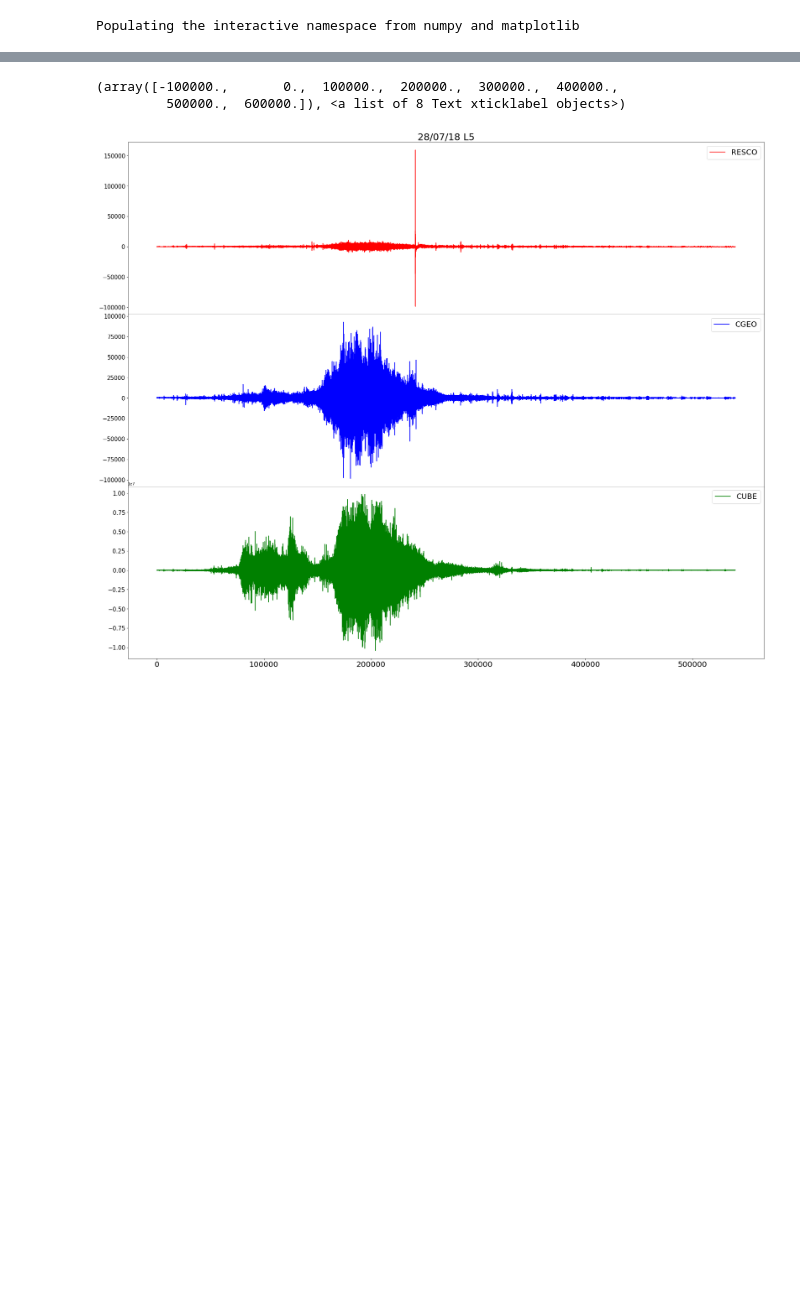
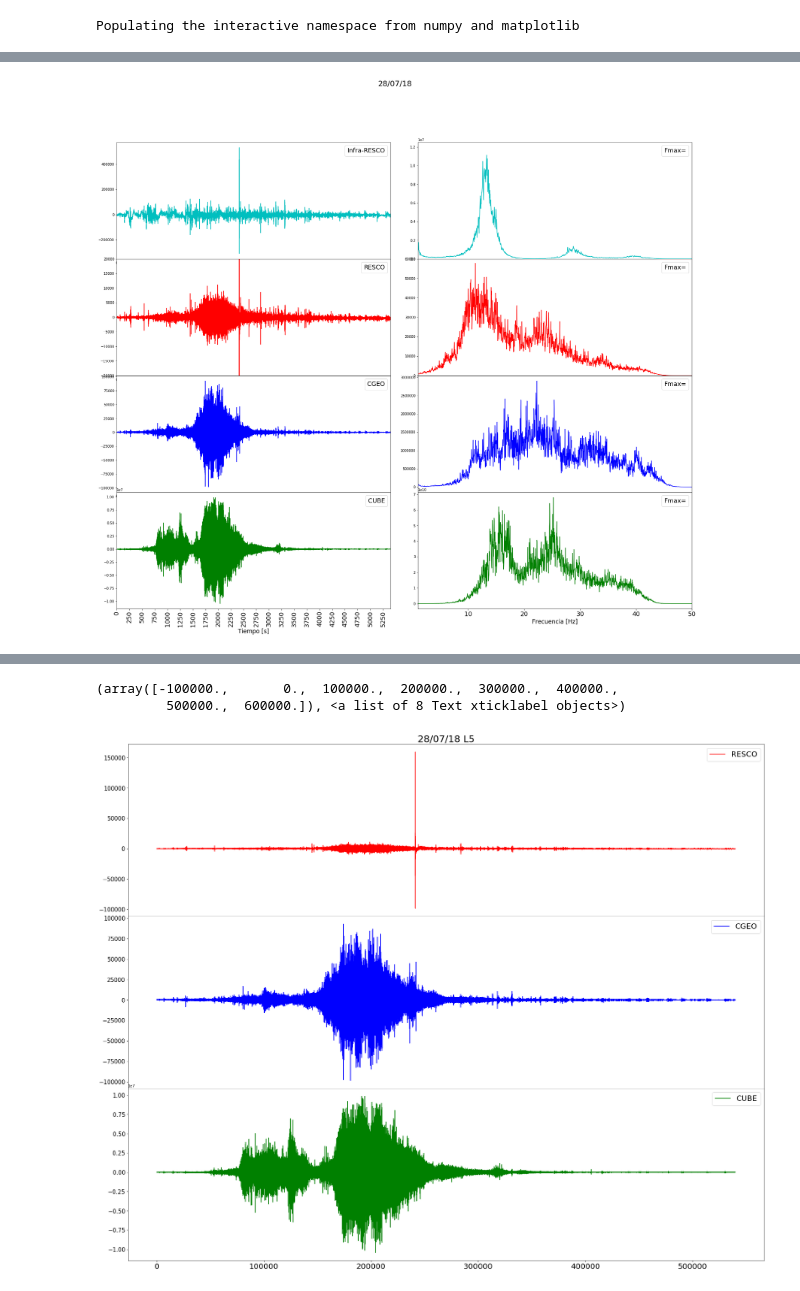
Before and after one commit to vhmar/Lahar-Events-2018, a Jupyter notebook: lahars_3st.ipynb, the cells around one changed output, grey strips where cells are left out. Drawn from its saved outputs; the diff is of its cells as text; code cells hidden in the pictures; blank space fills up the shorter version.

```diff
--- a/lahars_3st.ipynb
+++ b/lahars_3st.ipynb
@@ -39,7 +37,9 @@ cu5 = read("UC.MNG2.EHZ-2018072822.mseed");
 a5 = r5[0];
 b5 = c5[0];
 c5 = cu5[0];
+i5 = r5[3];
 
 a5.detrend();
 b5.detrend();
 c5.detrend();
+i5.detrend();
@@ -181,0 +145,5 @@ plt.xticks(fontsize=20)
+# %%
+fi5 , ami5 = signal.welch(i5,fs=100,nperseg=3600,noverlap=50)
+f5 , am5 = signal.welch(a5,fs=100,nperseg=3600,noverlap=50)
+fg5 , amg5 = signal.welch(b5,fs=100,nperseg=3600,noverlap=50)
+fc5 , amc5 = signal.welch(c5,fs=100,nperseg=3600,noverlap=50)
@@ -181,0 +249,66 @@ plt.xticks(fontsize=20)
+# %%
+plt.rcParams['figure.figsize'] = 30, 25
+fig = plt.figure()
+plt.subplots_adjust(hspace=0)
+plt.subplots_adjust(wspace=0.1)
+plt.suptitle('28/07/18',fontsize=22)
+
+ax1 = fig.add_subplot(4,2,1)
+plt.plot(i5.times(),i5.data,'c',label="Infra-RESCO")
+#plt.grid(True,linestyle='-')
+plt.xlim(0,5400)
+plt.legend(loc='upper right',handlelength=0, handletextpad=0,fontsize=18)
+
+ax2 = fig.add_subplot(4,2,2)
+plt.plot(fi5,ami5,'c',label="Fmax=")
+plt.xlim(1,max(fi5))
+plt.xticks([])
+plt.ylim(0,1.25E7)
+#plt.ylim(0,0.65E6)
+plt.legend(loc='upper right',handlelength=0, handletextpad=0,fontsize=18)
+
+ax3 = fig.add_subplot(4,2,3)
+plt.plot(a5.times(),a5.data,'r',label="RESCO")
+plt.xlim(0,5400)
+plt.ylim(-20000,20000)
+plt.legend(loc='upper right',handlelength=0, handletextpad=0,fontsize=18)
+
+ax4 = fig.add_subplot(4,2,4)
+plt.plot(f5,am5,'r',label="Fmax=")
+plt.xlim(1,max(f5))
+plt.xticks([])
+plt.ylim(0,60000)
+#plt.yticks(format='sci')
+#plt.ylim(0,0.45E6)
+plt.legend(loc='upper right',handlelength=0, handletextpad=0,fontsize=18)
+
+ax5 = fig.add_subplot(4,2,5)
+plt.plot(b5.times(),b5.data,'b',label="CGEO")
+plt.xlim(0,5400)
+plt.legend(loc='upper right',handlelength=0, handletextpad=0,fontsize=18)
+
+ax6 = fig.add_subplot(4,2,6)
+plt.plot(fg5,amg5,'b',label="Fmax=")
+plt.xlim(1,max(fg5))
+plt.xticks([])
+#plt.yticks(format='sci')
+plt.legend(loc='upper right',handlelength=0, handletextpad=0,fontsize=18)
+
+ax7 = fig.add_subplot(4,2,7)
+plt.plot(c5.times(),c5.data,'g',label="CUBE")
+plt.xlim(0,5400)
+plt.xticks(np.arange(0,5400,250),fontsize=18,rotation=90)
+plt.xlabel("Tiempo [s]",fontsize=17)
+plt.legend(loc='upper right',handlelength=0, handletextpad=0,fontsize=18)
+
+ax8 = fig.add_subplot(4,2,8)
+plt.plot(fc5,amc5,'g',label="Fmax=")
+#plt.axvline(x=50, linewidth=4,label="50Hz")
+plt.xlabel('Frecuencia [Hz]',fontsize=17)
+plt.xticks(fontsize=18)
+plt.xlim(1,max(fc5))
+plt.legend(loc='upper right',handlelength=0, handletextpad=0,fontsize=18)
+
+plt.savefig("280718l.png",format="PNG")
+# %% [output]
+[figure, added]
```
Also changed, not shown: parts of 48 cells of this notebook, 1 other file.
